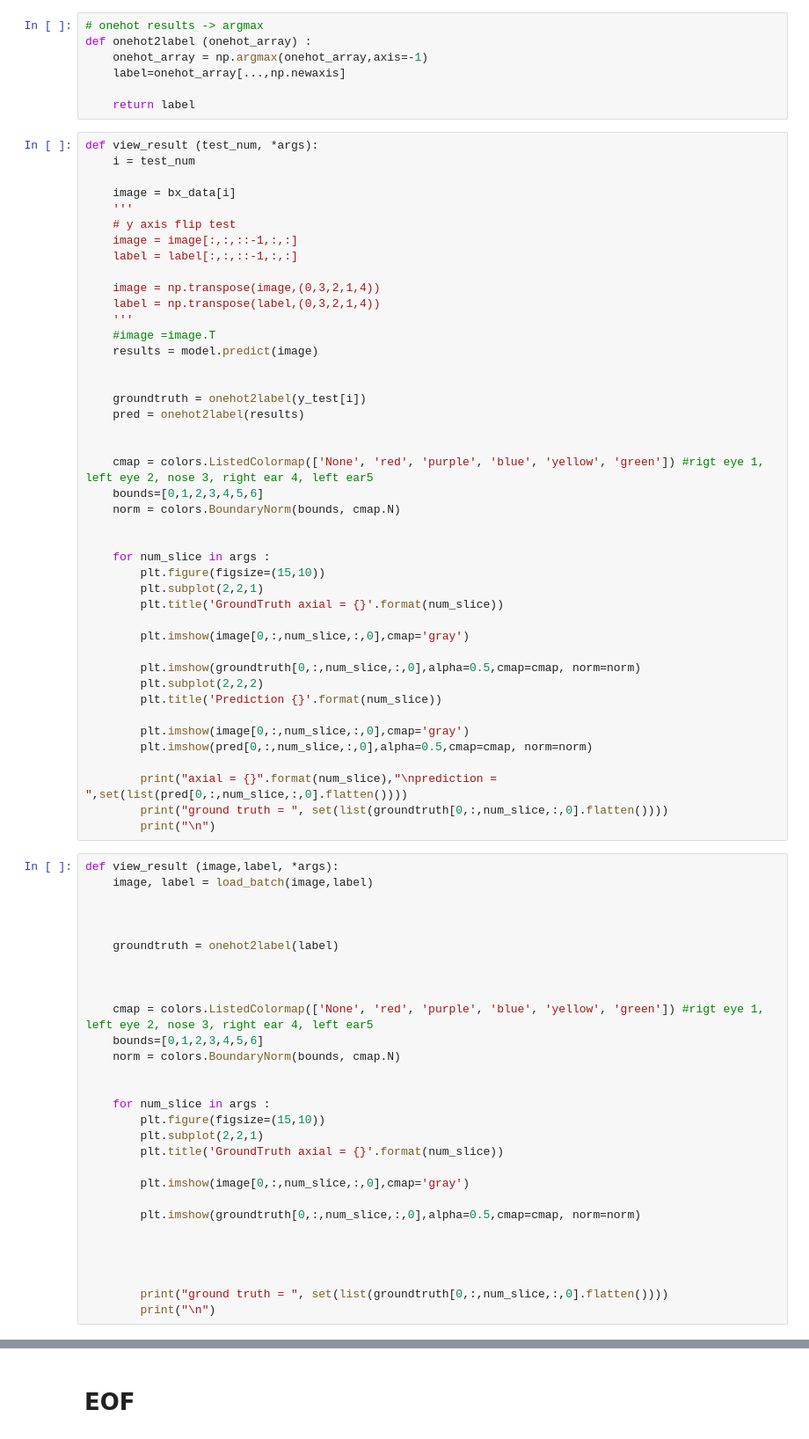
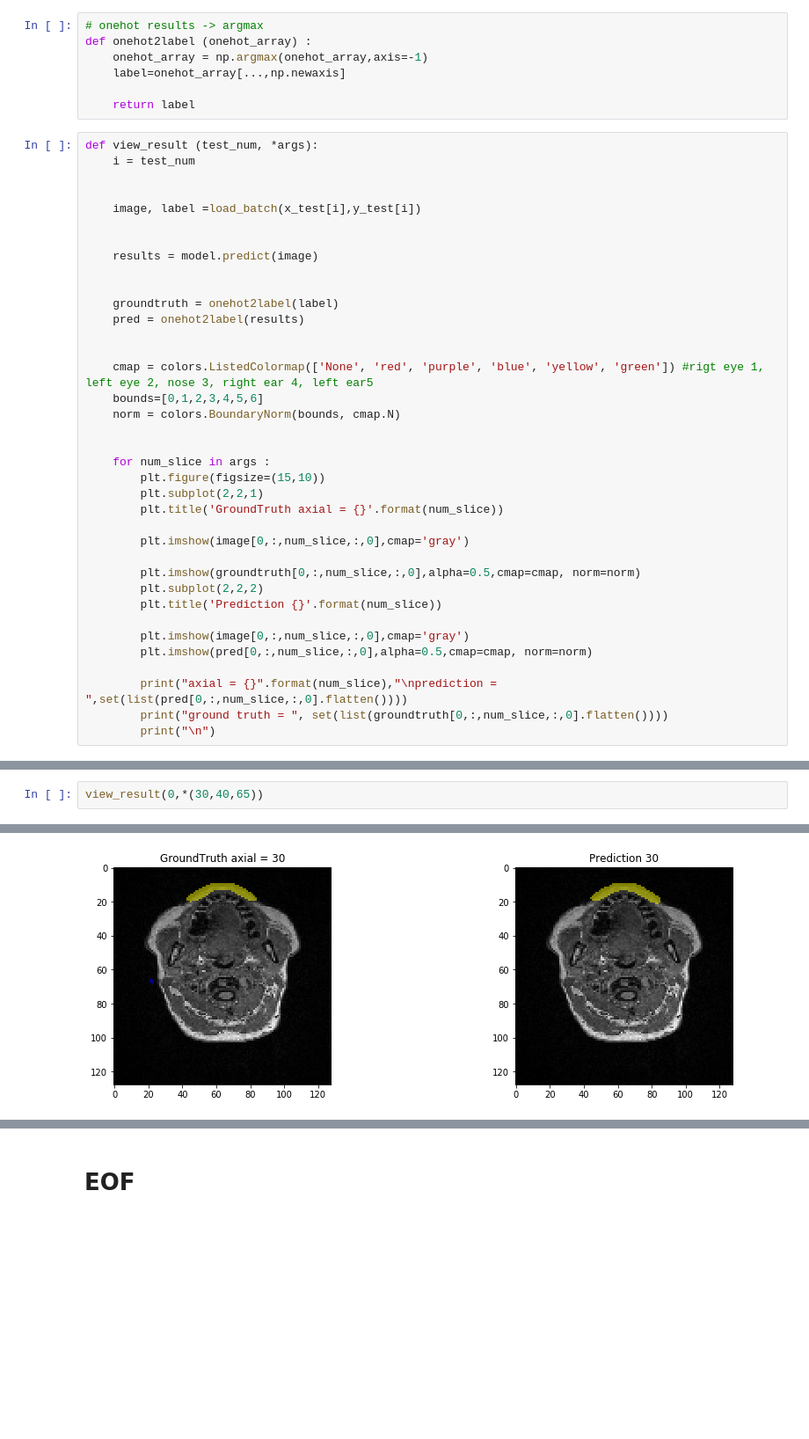
Before and after one commit to yeonuk-Jeong/Defacer, a Jupyter notebook: model_training/nfti_MRI_defacer_ver_contour.ipynb, the cells around one changed output, grey strips where cells are left out. Shown at 88% size. Cells and saved outputs as stored; diff of their text form; blank space fills up the shorter version.

```diff
--- a/model_training/nfti_MRI_defacer_ver_contour.ipynb
+++ b/model_training/nfti_MRI_defacer_ver_contour.ipynb
@@ -610,20 +610,14 @@ def onehot2label (onehot_array) :
 def view_result (test_num, *args):
     i = test_num
 
-    image = bx_data[i]
-    '''
-    # y axis flip test
-    image = image[:,:,::-1,:,:]
-    label = label[:,:,::-1,:,:]
 
-    image = np.transpose(image,(0,3,2,1,4))
-    label = np.transpose(label,(0,3,2,1,4))
-    '''
-    #image =image.T
+    image, label =load_batch(x_test[i],y_test[i])
+
+
     results = model.predict(image)
 
 
-    groundtruth = onehot2label(y_test[i])
+    groundtruth = onehot2label(label)
     pred = onehot2label(results)
 
 
@@ -649,32 +643,3 @@ def view_result (test_num, *args):
         print("axial = {}".format(num_slice),"\nprediction = ",set(list(pred[0,:,num_slice,:,0].flatten())))
         print("ground truth = ", set(list(groundtruth[0,:,num_slice,:,0].flatten())))
         print("\n")
-# %%
-def view_result (image,label, *args):
-    image, label = load_batch(image,label)
-
-
-
-    groundtruth = onehot2label(label)
-
-
-
-    cmap = colors.ListedColormap(['None', 'red', 'purple', 'blue', 'yellow', 'green']) #rigt eye 1, left eye 2, nose 3, right ear 4, left ear5
-    bounds=[0,1,2,3,4,5,6]
-    norm = colors.BoundaryNorm(bounds, cmap.N)
-
-
-    for num_slice in args :
-        plt.figure(figsize=(15,10))
-        plt.subplot(2,2,1)
-        plt.title('GroundTruth axial = {}'.format(num_slice))
-
-        plt.imshow(image[0,:,num_slice,:,0],cmap='gray')
-
-        plt.imshow(groundtruth[0,:,num_slice,:,0],alpha=0.5,cmap=cmap, norm=norm)
-
-
-
-
-        print("ground truth = ", set(list(groundtruth[0,:,num_slice,:,0].flatten())))
-        print("\n")
@@ -701,0 +646,3 @@ ground truth =  {0, 4}
+# %%
+view_result(0,*(30,40,65))
+# %% [output]
@@ -701,0 +662 @@ ground truth =  {0, 4}
+[figure, added]
```
Also changed, not shown: parts of 6 cells of this notebook.
